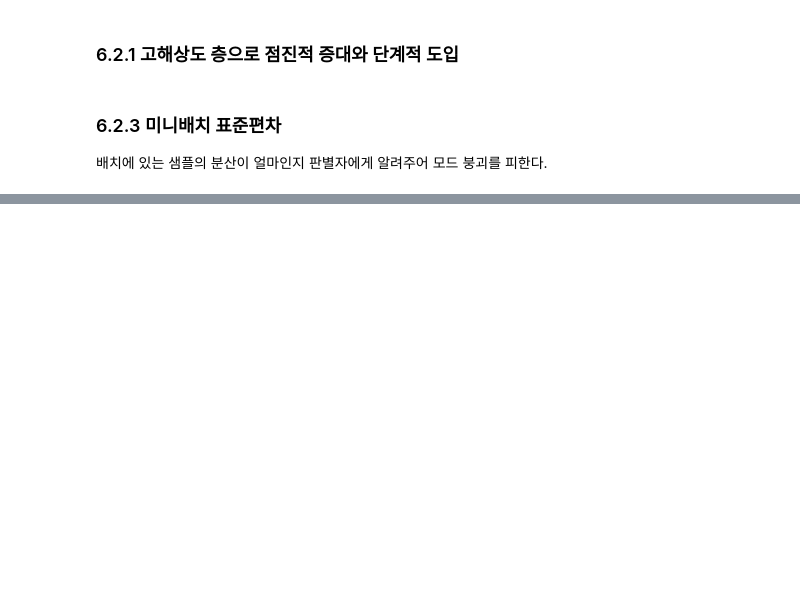
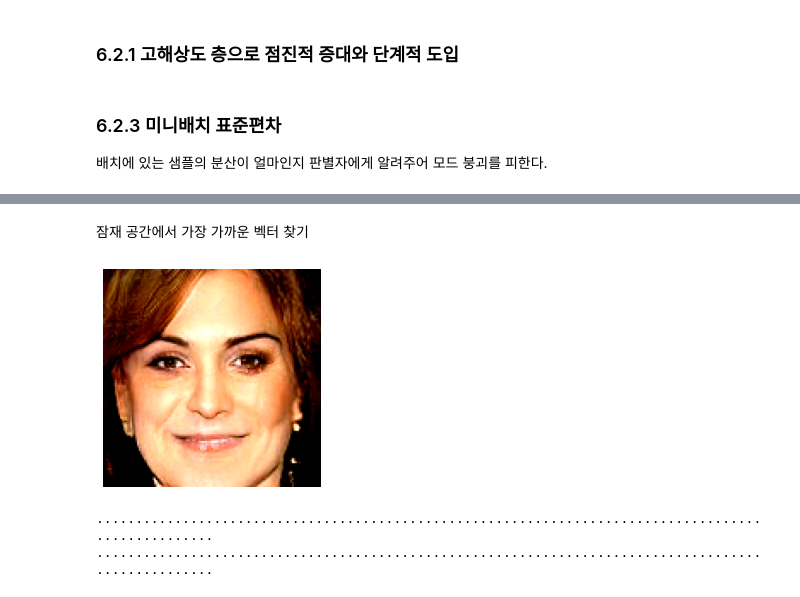
Before and after one commit to rpdahxn/GANsInAction, a Jupyter notebook: ch06_ProGAN.ipynb, the cells around one changed output, grey strips where cells are left out. Drawn from its saved outputs; the diff is of its cells as text; code cells hidden in the pictures; blank space fills up the shorter version.

```diff
--- a/ch06_ProGAN.ipynb
+++ b/ch06_ProGAN.ipynb
@@ -72,0 +213,60 @@ def minibatch_std_layer(layer, group_size=4):
+# %% [markdown]
+잠재 공간에서 가장 가까운 벡터 찾기
+# %%
+image_from_module_space = True
+
+def get_module_space_image():
+    module = hub.KerasLayer("https://tfhub.dev/google/progan-128/1")
+    vector = tf.random.normal([1, latent_dim], seed=4)
+    images = module(vector)
+    return images[0]
+
+def upload_image():
+    uploaded = files.upload()
+    image = imageio.imread(uploaded[uploaded.keys()[0]])
+    return transform.resize(image, [128, 128])
+
+if image_from_module_space:
+    target_image = get_module_space_image()
+else:
+    target_image = upload_image()
+display_image(target_image)
+# %% [output]
+[figure, added]
+# %%
+def find_closest_latent_vector(num_optimization_steps, steps_per_image):
+    images = []
+    losses = []
+    module = hub.KerasLayer("https://tfhub.dev/google/progan-128/1")
+
+    initial_vector = tf.random.normal([1, latent_dim], seed=5)
+
+    vector = tf.Variable(initial_vector)
+    optimizer = tf.optimizers.Adam(learning_rate=0.01)
+    loss_fn = tf.losses.MeanAbsoluteError(reduction="sum")
+
+    for step in range(num_optimization_steps):
+        if (step % 100)==0:
+            print()
+        print('.', end='')
+        with tf.GradientTape() as tape:
+            image = module(vector.read_value())
+            if (step % steps_per_image) == 0:
+                images.append(image.numpy().reshape(128,128,3))
+            target_image_difference = loss_fn(image, target_image[:,:,:3])
+            # 잠재 벡터는 정규 분포에서 샘플링했습니다.
+            # 잠재 벡터의 길이를 이 분포에서 얻은 벡터의 평균 길이로 제한하면
+            # 더 실제 같은 이미지를 얻을 수 있습니다.
+            regularizer = tf.abs(tf.norm(vector) - np.sqrt(latent_dim))
+
+            loss = target_image_difference + regularizer
+            losses.append(loss.numpy())
+        grads = tape.gradient(loss, [vector])
+        optimizer.apply_gradients(zip(grads, [vector]))
+
+    return images, losses
+
+result = find_closest_latent_vector(num_optimization_steps=200, steps_per_image=5)
+# %% [output]
+....................................................................................................
+....................................................................................................
```
Also changed, not shown: parts of 11 cells of this notebook.
